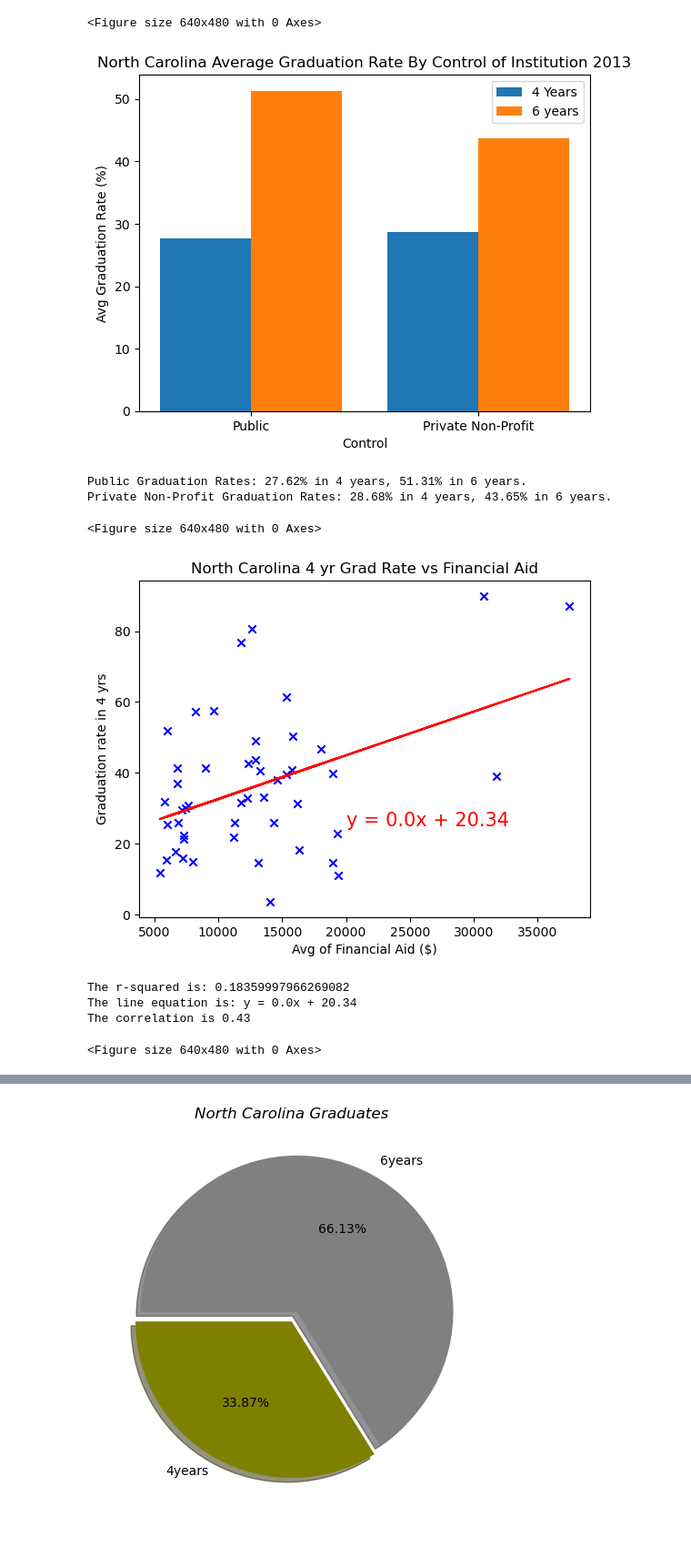
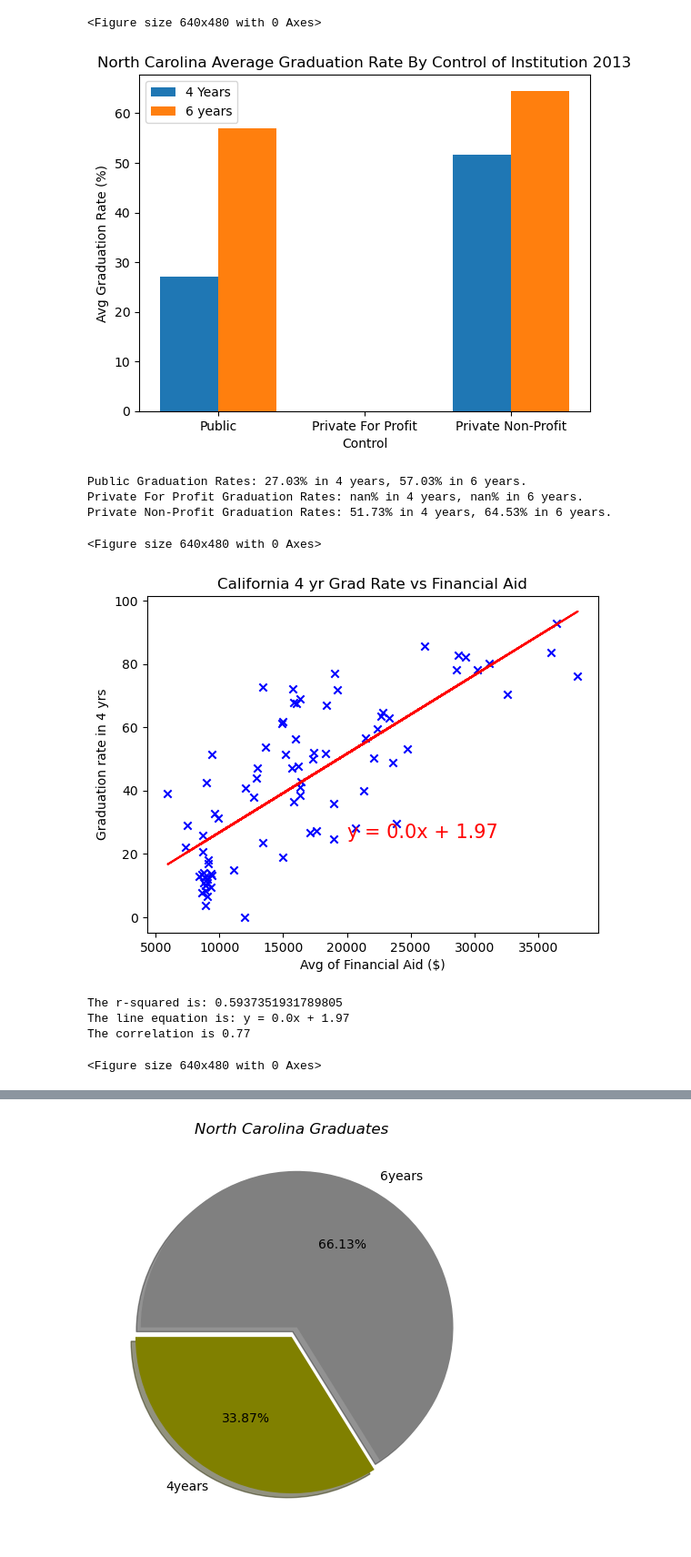
Before and after one commit to will5722/Trends-in-Education, a Jupyter notebook: DataAnalysis.ipynb, the cells around one changed output, grey strips where cells are left out. Shown at 91% size. Cells and saved outputs as stored; diff of their text form; code cells hidden in the pictures.

```diff
--- a/DataAnalysis.ipynb
+++ b/DataAnalysis.ipynb
@@ -138,54 +138,62 @@ Private For Profit Graduation Rates: 38.4% in 4 years, 46.39% in 6 years.
 Private Non-Profit Graduation Rates: 45.47% in 4 years, 57.77% in 6 years.
 <Figure size 640x480 with 0 Axes>
 # %%
-NorthCarolina = pd.read_csv('resources/NorthCarolina.csv')
-NC_df = NorthCarolina
-#NC_df = NorthCarolina.loc[NorthCarolina['state'] == 'North Carolina']
-ncpublic = NC_df.loc[NC_df['control'] == 'Public']
-ncprofit = NC_df.loc[NC_df['control'] == 'Private for-profit']
-ncnonprofit = NC_df.loc[NC_df['control'] == 'Private not-for-profit']
+California = pd.read_csv("resources/California.csv")
+CA_df = California
+
+ncpublic = CA_df.loc[CA_df['control'] == 'Public']
+ncprofit = CA_df.loc[CA_df['control'] == 'Private for-profit']
+ncnonprofit = CA_df.loc[CA_df['control'] == 'Private not-for-profit']
 
 ncpublic_4grad_rate = round(ncpublic['grad_100'] / ncpublic['grad_cohort'], 2) * 100
 ncpublic_6grad_rate = round(ncpublic['grad_150'] / ncpublic['grad_cohort'], 2) * 100
+
+ncprofit_4grad_rate = round(ncprofit['grad_100'] / ncprofit['grad_cohort'], 2) * 100
+ncprofit_6grad_rate = round(ncprofit['grad_150'] / ncprofit['grad_cohort'], 2) * 100
 
 ncnonprofit_4grad_rate = round(ncnonprofit['grad_100'] / ncnonprofit['grad_cohort'], 2) * 100
 ncnonprofit_6grad_rate = round(ncnonprofit['grad_150'] / ncnonprofit['grad_cohort'], 2) * 100
 
 ncpublic_grad_mean = round(ncpublic_4grad_rate.mean(), 2)
 ncpublic_grad150_mean = round(ncpublic_6grad_rate.mean(), 2)
 
+ncprofit_grad_mean = round(ncprofit_4grad_rate.mean(), 2)
+ncprofit_grad150_mean = round(ncprofit_6grad_rate.mean(), 2)
+
+
 ncnonprofit_grad_mean = round(ncnonprofit_4grad_rate.mean(), 2)
 ncnonprofit_grad150_mean = round(ncnonprofit_6grad_rate.mean(), 2)
 
 
-first_ncgradvals = [ncpublic_grad_mean, ncnonprofit_grad_mean]
-second_ncgradvals = [ncpublic_grad150_mean, ncnonprofit_grad150_mean]
+first_ncgradvals = [ncpublic_grad_mean, ncprofit_grad_mean, ncnonprofit_grad_mean]
+second_ncgradvals = [ncpublic_grad150_mean, ncprofit_grad150_mean, ncnonprofit_grad150_mean]
 
-labels = ['Public', 'Private Non-Profit']
+labels = ['Public', 'Private For Profit', 'Private Non-Profit']
 ticks = np.arange(len(labels))
 plt.bar(ticks - 0.2, first_ncgradvals, 0.4)
 plt.bar(ticks + 0.2, second_ncgradvals, 0.4)
 plt.xticks(ticks, labels)
 plt.legend(['4 Years', '6 years'], loc='best')
 plt.title('North Carolina Average Graduation Rate By Control of Institution 2013')
 plt.xlabel('Control')
 plt.ylabel('Avg Graduation Rate (%)')
 plt.show()
 print(f"Public Graduation Rates: {ncpublic_grad_mean}% in 4 years, {ncpublic_grad150_mean}% in 6 years.")
-#print(f"Private For Profit Graduation Rates: {ncprofit_grad_mean}% in 4 years, {ncprofit_grad150_mean}% in 6 years.")
+print(f"Private For Profit Graduation Rates: {ncprofit_grad_mean}% in 4 years, {ncprofit_grad150_mean}% in 6 years.")
 print(f"Private Non-Profit Graduation Rates: {ncnonprofit_grad_mean}% in 4 years, {ncnonprofit_grad150_mean}% in 6 years.")
-#print(ncprofit_6grad_rate)
-plt.savefig("Images/North Carolina Average Graduation Rate By Control of Institution 2013.png")
+
+plt.savefig("Images/California Average Graduation Rate By Control of Institution 2013.png")
 # %% [output]
-[figure, old version]
+[figure, new version]
-Public Graduation Rates: 27.62% in 4 years, 51.31% in 6 years.
-Private Non-Profit Graduation Rates: 28.68% in 4 years, 43.65% in 6 years.
+Public Graduation Rates: 27.03% in 4 years, 57.03% in 6 years.
+Private For Profit Graduation Rates: nan% in 4 years, nan% in 6 years.
+Private Non-Profit Graduation Rates: 51.73% in 4 years, 64.53% in 6 years.
 <Figure size 640x480 with 0 Axes>
 # %%
-NC_df = Inst.loc[Inst['state'] == 'North Carolina']
+CA_df = Inst.loc[Inst['state'] == 'California']
 
-x_value = NC_df['aid_value']
-y_value = NC_df['grad_100_value']
+x_value = CA_df['aid_value']
+y_value = CA_df['grad_100_value']
 
 (slope, intercept, rvalue, pvalue, stderr) = linregress(x_value, y_value)
 regress_value = x_value * slope + intercept
@@ -194,7 +202,7 @@ plt.scatter(x_value, y_value, color='b', marker='x')
 plt.plot(x_value, regress_value, "r-")
 plt.ylabel('Graduation rate in 4 yrs')
 plt.xlabel('Avg of Financial Aid ($)')
-plt.title('North Carolina 4 yr Grad Rate vs Financial Aid')
+plt.title('California 4 yr Grad Rate vs Financial Aid')
 plt.annotate(line_eq, (20000,25), fontsize=15, color="red")
 plt.show()
 print(f"The r-squared is: {rvalue**2}")
@@ -202,11 +210,11 @@ print(f"The line equation is: {line_eq}")
 
 correlation = st.pearsonr(x_value, y_value)
 print(f'The correlation is {round(correlation[0],2)}')
-plt.savefig("Images/North Carolina 4 yr Grad Rate vs Financial Aid.png")
+plt.savefig("Images/California 4 yr Grad Rate vs Financial Aid.png")
 # %% [output]
-[figure, old version]
+[figure, new version]
-The r-squared is: 0.18359997966269082
-The line equation is: y = 0.0x + 20.34
-The correlation is 0.43
+The r-squared is: 0.5937351931789805
+The line equation is: y = 0.0x + 1.97
+The correlation is 0.77
 <Figure size 640x480 with 0 Axes>
 # %%
```
Also changed, not shown: parts of 7 cells of this notebook, 11 other files.
